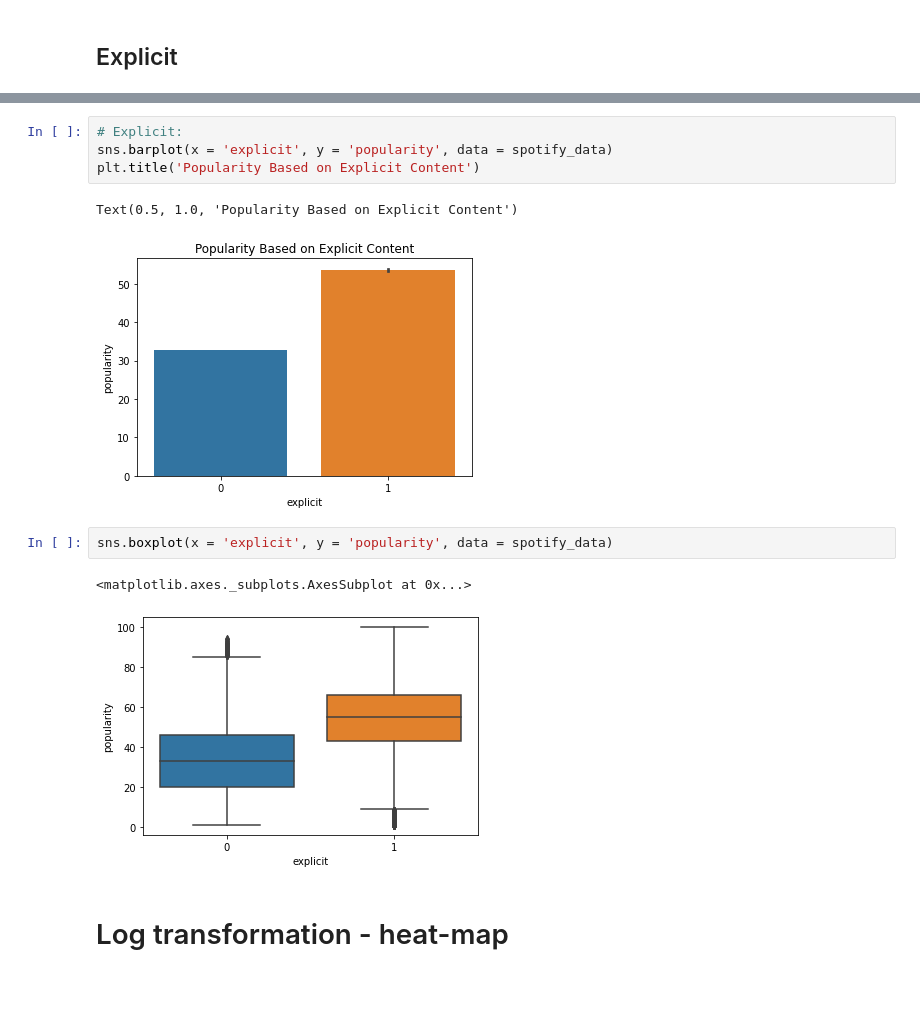
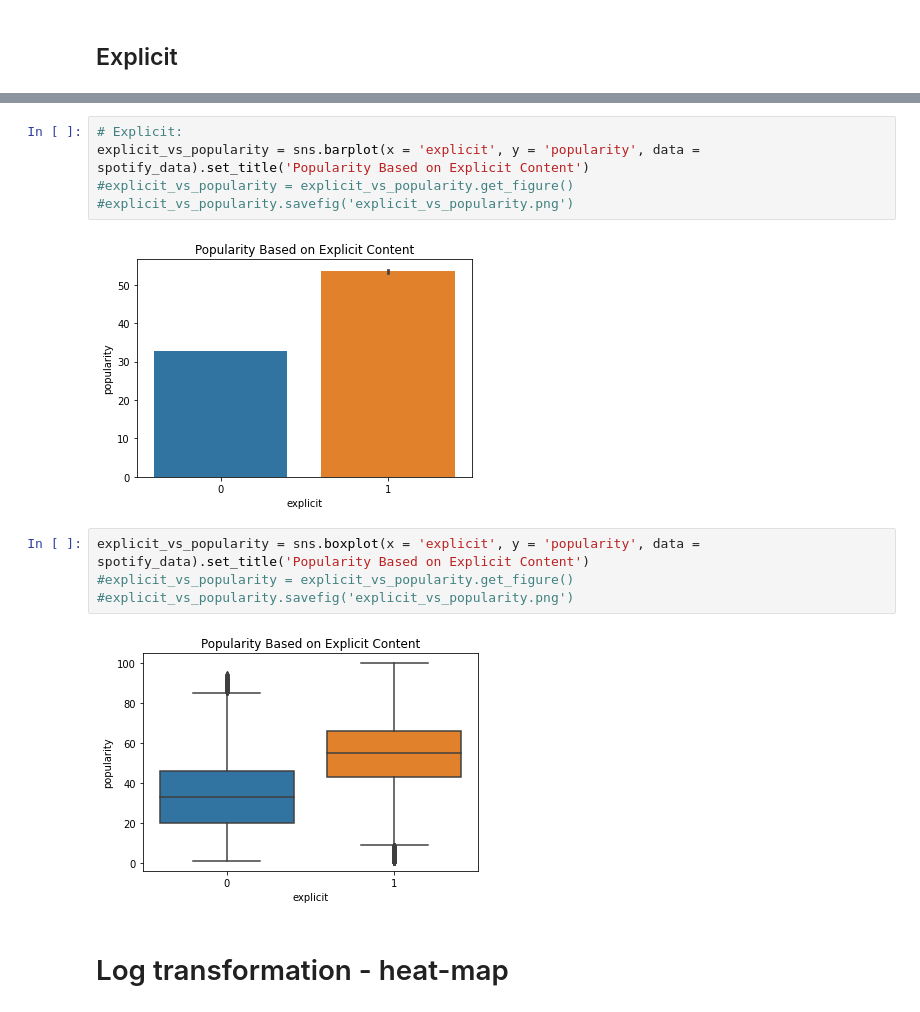
Before and after one commit to maing-rv/python_cw, a Jupyter notebook: python_cw.ipynb, the cells around one changed output, grey strips where cells are left out. Cells and saved outputs as stored; diff of their text form.

```diff
--- a/python_cw.ipynb
+++ b/python_cw.ipynb
@@ -505,15 +655,16 @@ Text(0.5, 1.0, 'Popularity Based on Mode')
 # %%
 # Explicit:
-sns.barplot(x = 'explicit', y = 'popularity', data = spotify_data)
-plt.title('Popularity Based on Explicit Content')
+explicit_vs_popularity = sns.barplot(x = 'explicit', y = 'popularity', data = spotify_data).set_title('Popularity Based on Explicit Content')
+#explicit_vs_popularity = explicit_vs_popularity.get_figure()
+#explicit_vs_popularity.savefig('explicit_vs_popularity.png')
 # %% [output]
-Text(0.5, 1.0, 'Popularity Based on Explicit Content')
 [figure]
 # %%
-sns.boxplot(x = 'explicit', y = 'popularity', data = spotify_data)
+explicit_vs_popularity = sns.boxplot(x = 'explicit', y = 'popularity', data = spotify_data).set_title('Popularity Based on Explicit Content')
+#explicit_vs_popularity = explicit_vs_popularity.get_figure()
+#explicit_vs_popularity.savefig('explicit_vs_popularity.png')
 # %% [output]
-<matplotlib.axes._subplots.AxesSubplot at 0x...>
-[figure, old version]
+[figure, new version]
 # %% [markdown]
 # Log transformation - heat-map
 # %%
```
Also changed, not shown: parts of 155 cells of this notebook.
